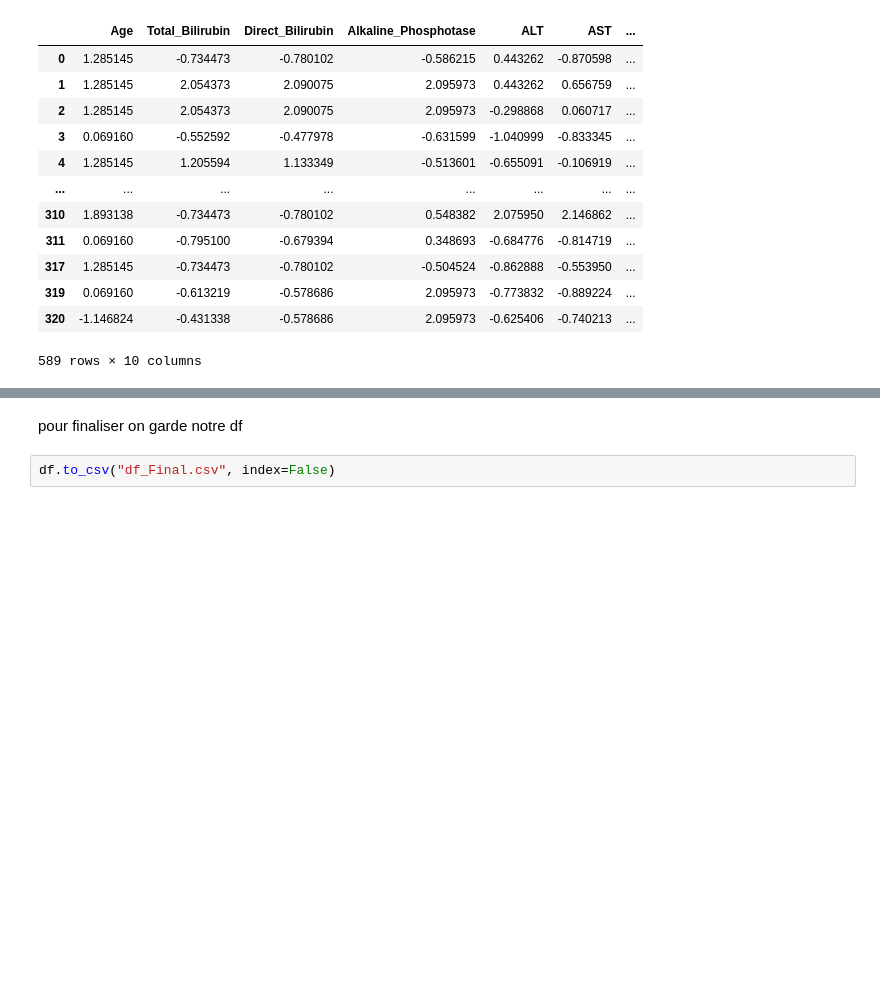
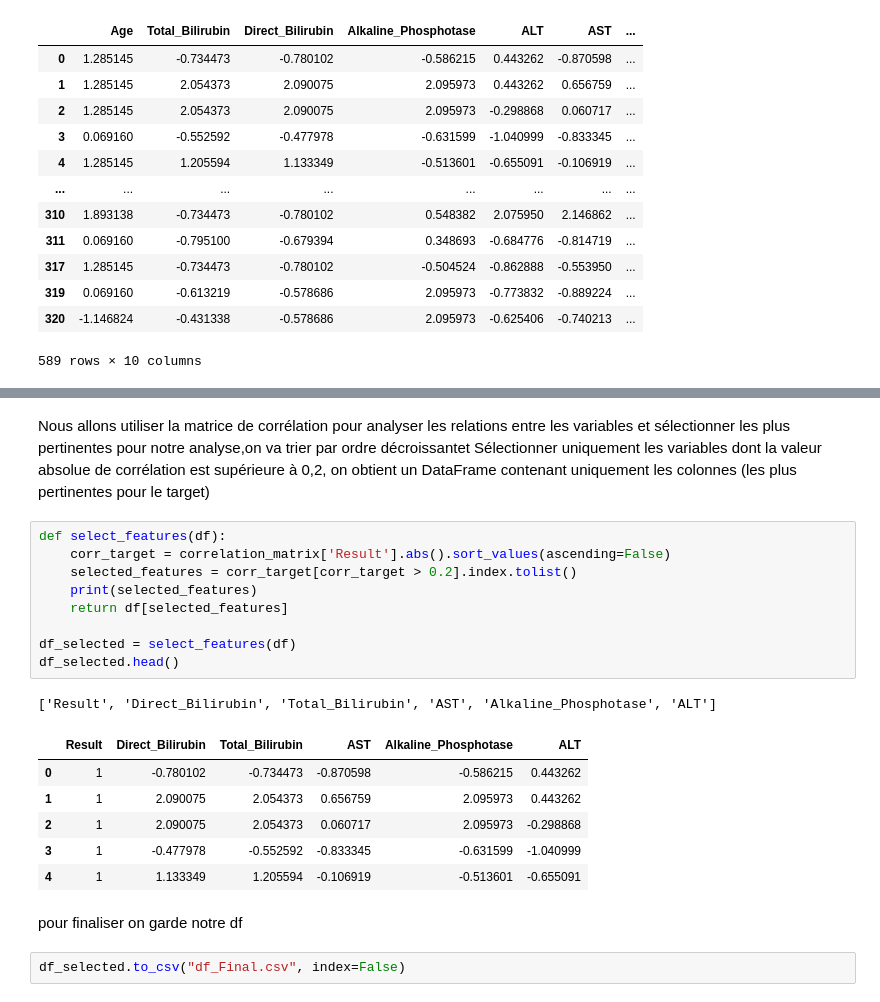
Before and after one commit to LuccasRN/projectEpidemiologie, a Jupyter notebook: project.ipynb, the cells around one changed output, grey strips where cells are left out. Saved outputs shown, nothing was run; the diff lists cells and outputs as text; blank space fills up the shorter version.

```diff
--- a/project.ipynb
+++ b/project.ipynb
@@ -438,4 +448,23 @@ df
+# %% [markdown]
+Nous allons utiliser la matrice de corrélation pour analyser les relations entre les variables et sélectionner les plus pertinentes pour notre analyse,on va trier par ordre décroissantet Sélectionner uniquement les variables dont la valeur absolue de corrélation est supérieure à 0,2, on obtient un DataFrame contenant uniquement les colonnes (les plus pertinentes pour le target)
+# %%
+def select_features(df):
+    corr_target = correlation_matrix['Result'].abs().sort_values(ascending=False)
+    selected_features = corr_target[corr_target > 0.2].index.tolist()
+    print(selected_features)
+    return df[selected_features]
+
+df_selected = select_features(df)
+df_selected.head()
+# %% [output]
+['Result', 'Direct_Bilirubin', 'Total_Bilirubin', 'AST', 'Alkaline_Phosphotase', 'ALT']
+|  | Result | Direct_Bilirubin | Total_Bilirubin | AST | Alkaline_Phosphotase | ALT |
+| 0 | 1 | -0.780102 | -0.734473 | -0.870598 | -0.586215 | 0.443262 |
+| 1 | 1 | 2.090075 | 2.054373 | 0.656759 | 2.095973 | 0.443262 |
+| 2 | 1 | 2.090075 | 2.054373 | 0.060717 | 2.095973 | -0.298868 |
+| 3 | 1 | -0.477978 | -0.552592 | -0.833345 | -0.631599 | -1.040999 |
+| 4 | 1 | 1.133349 | 1.205594 | -0.106919 | -0.513601 | -0.655091 |
 # %% [markdown]
 pour finaliser on garde notre df
 # %%
-df.to_csv("df_Final.csv", index=False)
+df_selected.to_csv("df_Final.csv", index=False)
```
Also changed, not shown: parts of 2 cells of this notebook, 1 other file.
